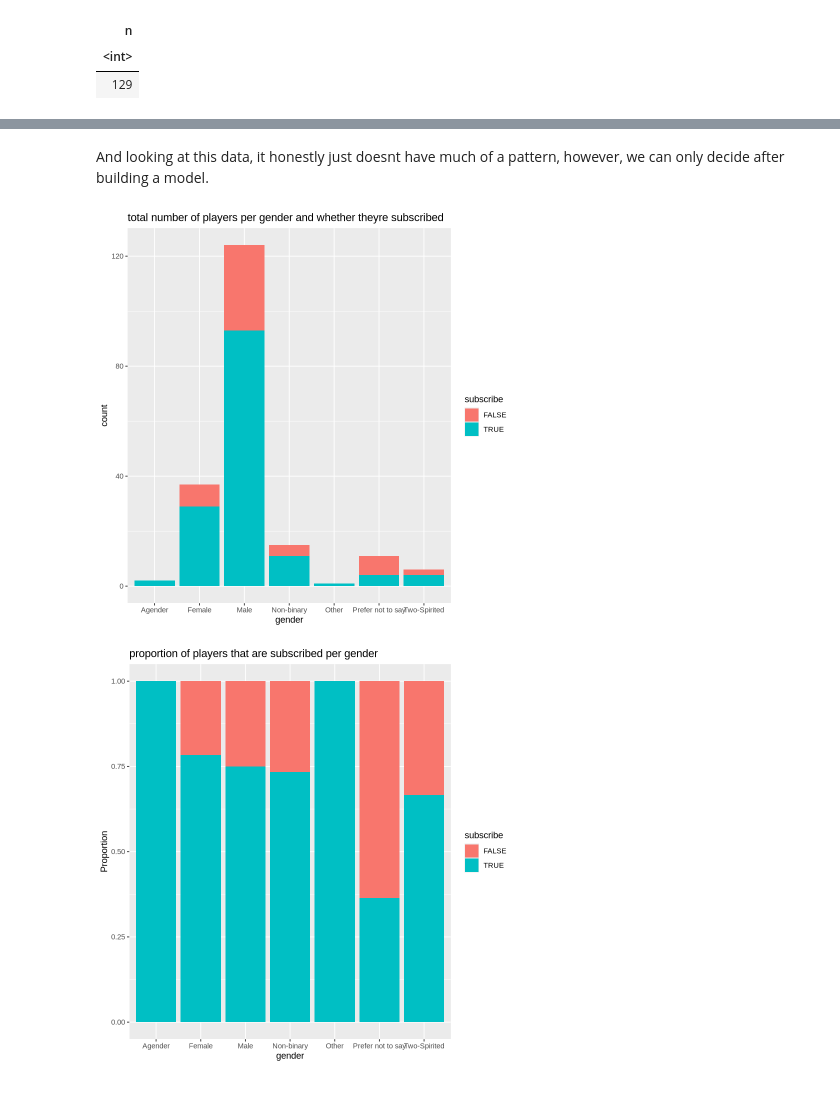
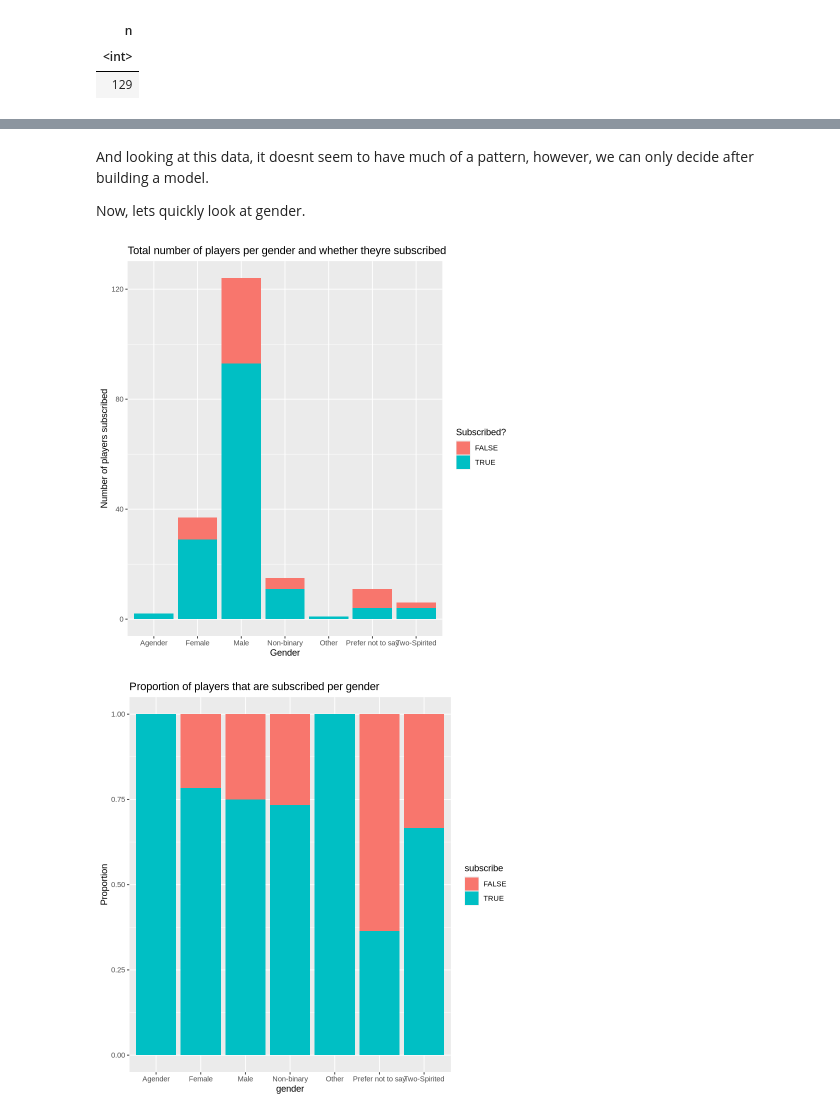
Before and after one commit to TheCarisLost/dsci100-indivual-planning-stage, a Jupyter notebook: Individual Planning stage.ipynb, the cells around one changed output, grey strips where cells are left out. Saved outputs shown, nothing was run; the diff lists cells and outputs as text; code cells hidden in the pictures.

```diff
--- a/Individual Planning stage.ipynb
+++ b/Individual Planning stage.ipynb
@@ -193,19 +226,22 @@ no_0_graph_hours
 # %% [markdown]
-And looking at this data, it honestly just doesnt have much of a pattern, however, we can only decide after building a model.
+And looking at this data, it doesnt seem to have much of a pattern, however, we can only decide after building a model.
+
+Now, lets quickly look at gender.
 # %%
 gender_graph <- players |>
     ggplot(aes(x = gender, fill = subscribe)) +
         geom_bar(stat = "count") +
-        ggtitle("total number of players per gender and whether theyre subscribed")
+        labs(x = "Gender", y = "Number of players subscribed", fill = "Subscribed?") +
+        ggtitle("Total number of players per gender and whether theyre subscribed")
 gender_graph
 
 gender_graph <- players |>
     ggplot(aes(x = gender, fill = subscribe)) +
         geom_bar(position = "fill") +
-        ggtitle("proportion of players that are subscribed per gender") +
+        ggtitle("Proportion of players that are subscribed per gender") +
         labs(y = "Proportion")
 gender_graph
 # %% [output]
-[figure, old version]
+[figure, new version]
 [figure]
 # %% [markdown]
```
Also changed, not shown: parts of 14 cells of this notebook.
